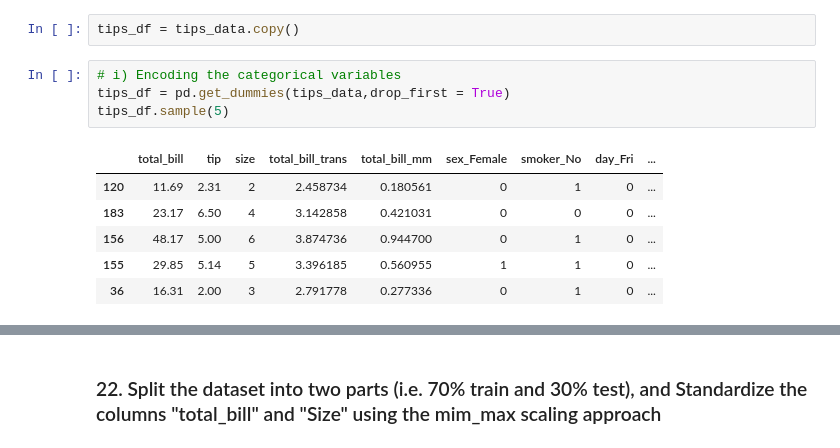
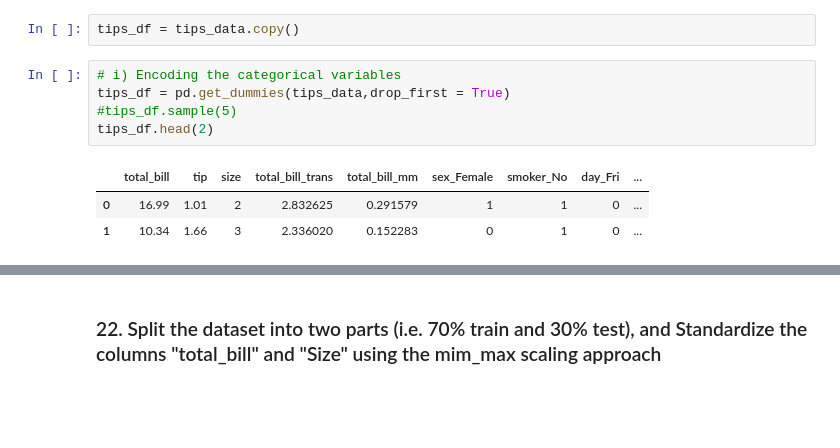
Before and after one commit to AM96787/Akash_Mankotia_Lab2_Python_for_DS, a Jupyter notebook: Lab 2 - Solution by Akash Mankotia (Python for DS).ipynb, the cells around one changed output, grey strips where cells are left out. Saved outputs shown, nothing was run; the diff lists cells and outputs as text; blank space fills up the shorter version.

```diff
--- a/Lab 2 - Solution by Akash Mankotia (Python for DS).ipynb
+++ b/Lab 2 - Solution by Akash Mankotia (Python for DS).ipynb
@@ -364,13 +365,11 @@ tips_df = tips_data.copy()
 # %%
 # i) Encoding the categorical variables
 tips_df = pd.get_dummies(tips_data,drop_first = True)
-tips_df.sample(5)
+#tips_df.sample(5)
+tips_df.head(2)
 # %% [output]
 |  | total_bill | tip | size | total_bill_trans | total_bill_mm | sex_Female | smoker_No | day_Fri | ... |
-| 120 | 11.69 | 2.31 | 2 | 2.458734 | 0.180561 | 0 | 1 | 0 | ... |
-| 183 | 23.17 | 6.50 | 4 | 3.142858 | 0.421031 | 0 | 0 | 0 | ... |
-| 156 | 48.17 | 5.00 | 6 | 3.874736 | 0.944700 | 0 | 1 | 0 | ... |
-| 155 | 29.85 | 5.14 | 5 | 3.396185 | 0.560955 | 1 | 1 | 0 | ... |
-| 36 | 16.31 | 2.00 | 3 | 2.791778 | 0.277336 | 0 | 1 | 0 | ... |
+| 0 | 16.99 | 1.01 | 2 | 2.832625 | 0.291579 | 1 | 1 | 0 | ... |
+| 1 | 10.34 | 1.66 | 3 | 2.336020 | 0.152283 | 0 | 1 | 0 | ... |
 # %%
 # ii)
```
Also changed, not shown: parts of 8 cells of this notebook.
